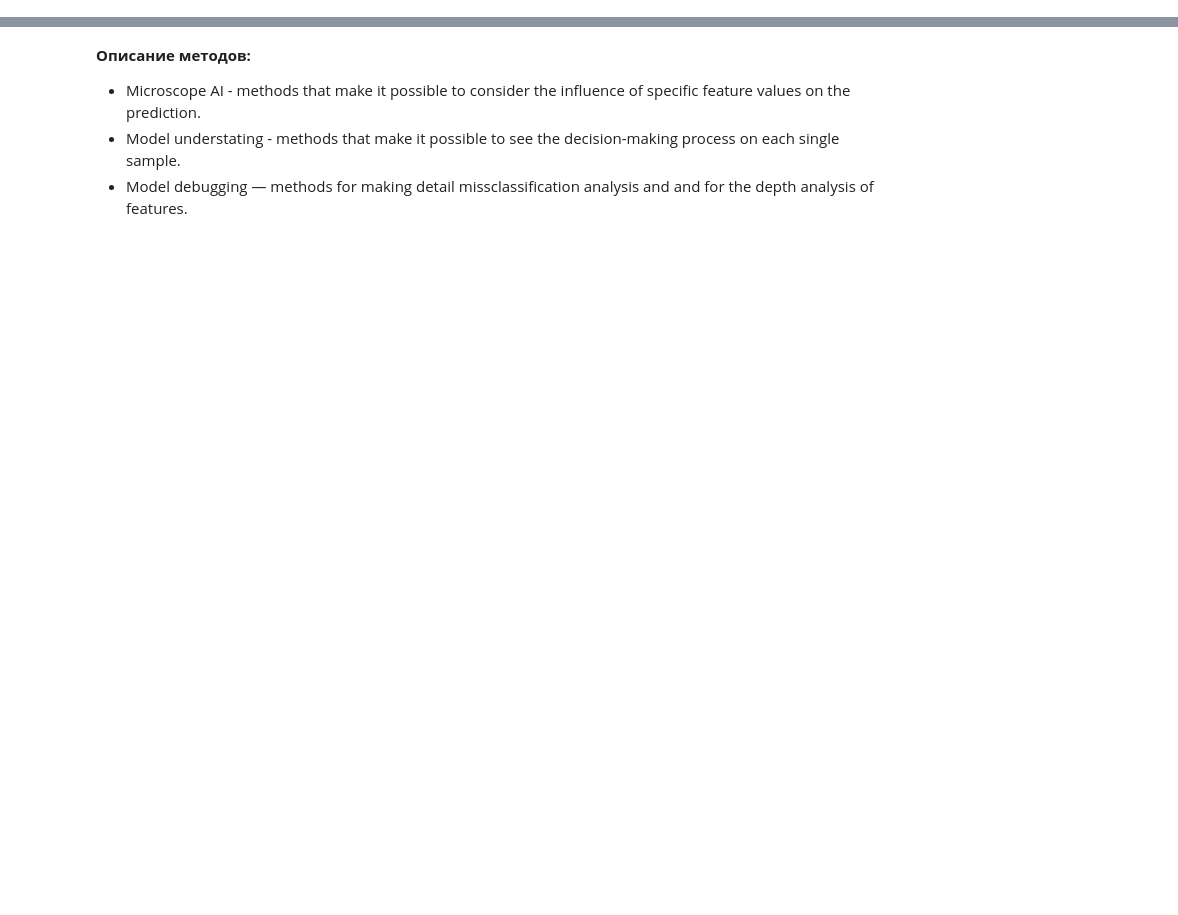
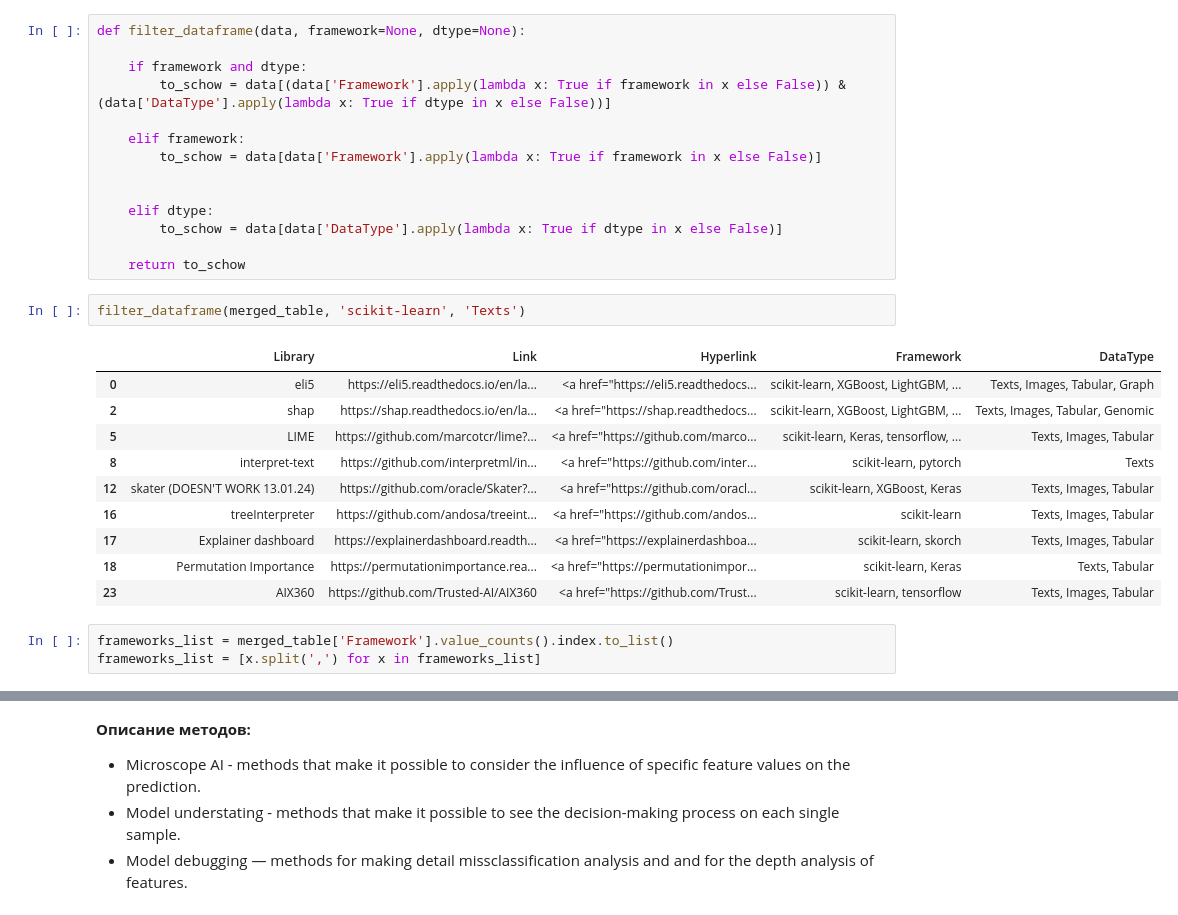
Before and after one commit to SadSabrina/streamlit_XAI_table, a Jupyter notebook: XAI_data.ipynb, the cells around one changed output, grey strips where cells are left out. Drawn from its saved outputs; the diff is of its cells as text; blank space fills up the shorter version.

```diff
--- a/XAI_data.ipynb
+++ b/XAI_data.ipynb
@@ -38,0 +82,30 @@ test_3 = '<a href="https://shap.readthedocs.io/en/latest/index.html">shap</a>, \
+# %%
+def filter_dataframe(data, framework=None, dtype=None):
+
+    if framework and dtype:
+        to_schow = data[(data['Framework'].apply(lambda x: True if framework in x else False)) & (data['DataType'].apply(lambda x: True if dtype in x else False))]
+
+    elif framework:
+        to_schow = data[data['Framework'].apply(lambda x: True if framework in x else False)]
+
+
+    elif dtype:
+        to_schow = data[data['DataType'].apply(lambda x: True if dtype in x else False)]
+
+    return to_schow
+# %%
+filter_dataframe(merged_table, 'scikit-learn', 'Texts')
+# %% [output]
+|  | Library | Link | Hyperlink | Framework | DataType |
+| 0 | eli5 | https://eli5.readthedocs.io/en/la... | <a href="https://eli5.readthedocs... | scikit-learn, XGBoost, LightGBM, ... | Texts, Images, Tabular, Graph |
+| 2 | shap | https://shap.readthedocs.io/en/la... | <a href="https://shap.readthedocs... | scikit-learn, XGBoost, LightGBM, ... | Texts, Images, Tabular, Genomic |
+| 5 | LIME | https://github.com/marcotcr/lime?... | <a href="https://github.com/marco... | scikit-learn, Keras, tensorflow, ... | Texts, Images, Tabular |
+| 8 | interpret-text | https://github.com/interpretml/in... | <a href="https://github.com/inter... | scikit-learn, pytorch | Texts |
+| 12 | skater (DOESN'T WORK 13.01.24) | https://github.com/oracle/Skater?... | <a href="https://github.com/oracl... | scikit-learn, XGBoost, Keras | Texts, Images, Tabular |
+| 16 | treeInterpreter | https://github.com/andosa/treeint... | <a href="https://github.com/andos... | scikit-learn | Texts, Images, Tabular |
+| 17 | Explainer dashboard | https://explainerdashboard.readth... | <a href="https://explainerdashboa... | scikit-learn, skorch | Texts, Images, Tabular |
+| 18 | Permutation Importance | https://permutationimportance.rea... | <a href="https://permutationimpor... | scikit-learn, Keras | Texts, Tabular |
+| 23 | AIX360 | https://github.com/Trusted-AI/AIX360 | <a href="https://github.com/Trust... | scikit-learn, tensorflow | Texts, Images, Tabular |
+# %%
+frameworks_list = merged_table['Framework'].value_counts().index.to_list()
+frameworks_list = [x.split(',') for x in frameworks_list]
```
Also changed, not shown: parts of 27 cells of this notebook, 9 other files.
